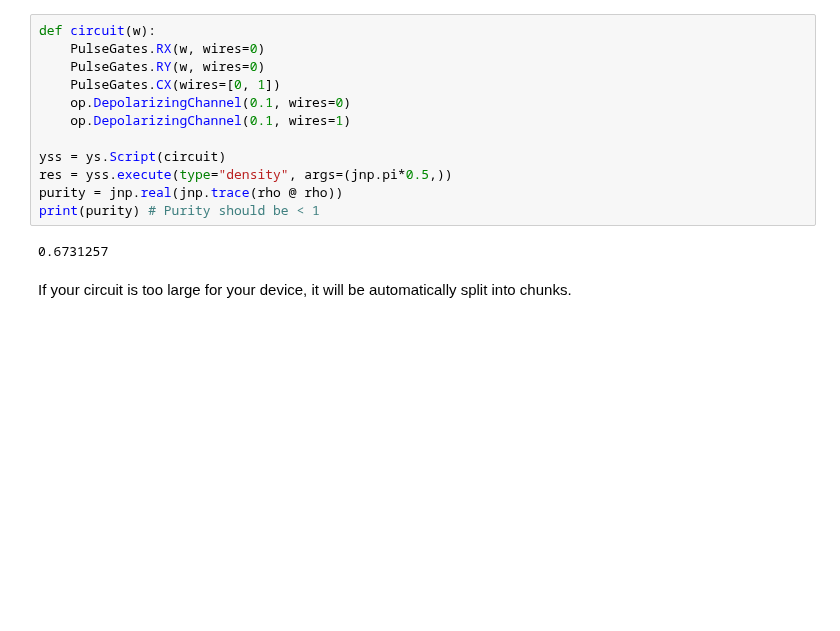
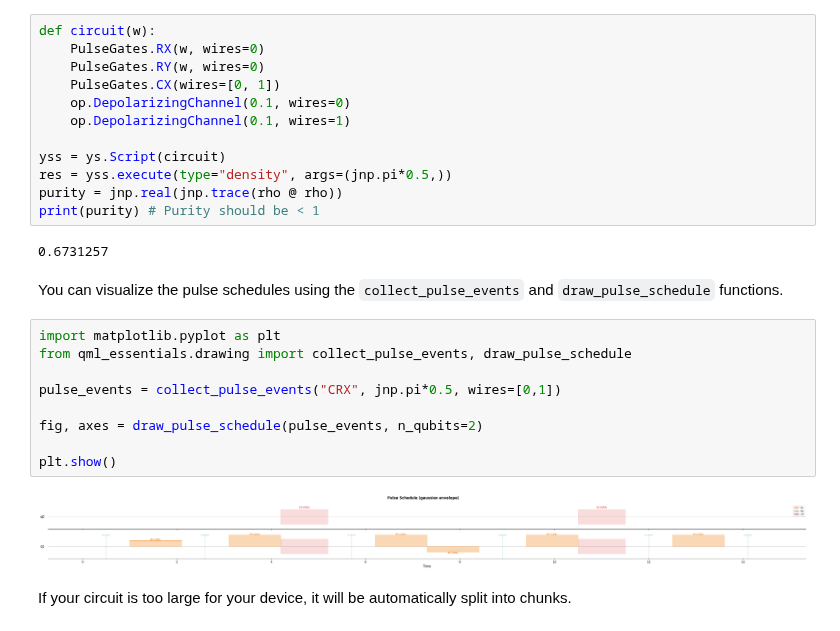
Before and after one commit to cirKITers/qml-essentials, a Jupyter notebook: docs/yaqsi.ipynb, the cells around one changed output. Cells and saved outputs as stored; diff of their text form; blank space fills up the shorter version.

```diff
--- a/docs/yaqsi.ipynb
+++ b/docs/yaqsi.ipynb
@@ -163,6 +163,19 @@ purity = jnp.real(jnp.trace(rho @ rho))
 print(purity) # Purity should be < 1
 # %% [output]
 0.6731257
+# %% [markdown]
+You can visualize the pulse schedules using the `collect_pulse_events` and `draw_pulse_schedule` functions.
+# %%
+import matplotlib.pyplot as plt
+from qml_essentials.drawing import collect_pulse_events, draw_pulse_schedule
+
+pulse_events = collect_pulse_events("CRX", jnp.pi*0.5, wires=[0,1])
+
+fig, axes = draw_pulse_schedule(pulse_events, n_qubits=2)
+
+plt.show()
+# %% [output]
+[figure, added]
 # %% [markdown]
 If your circuit is too large for your device, it will be automatically split into chunks.
 # %%
```
Also changed, not shown: parts of 1 cell of this notebook, 1 other file.
